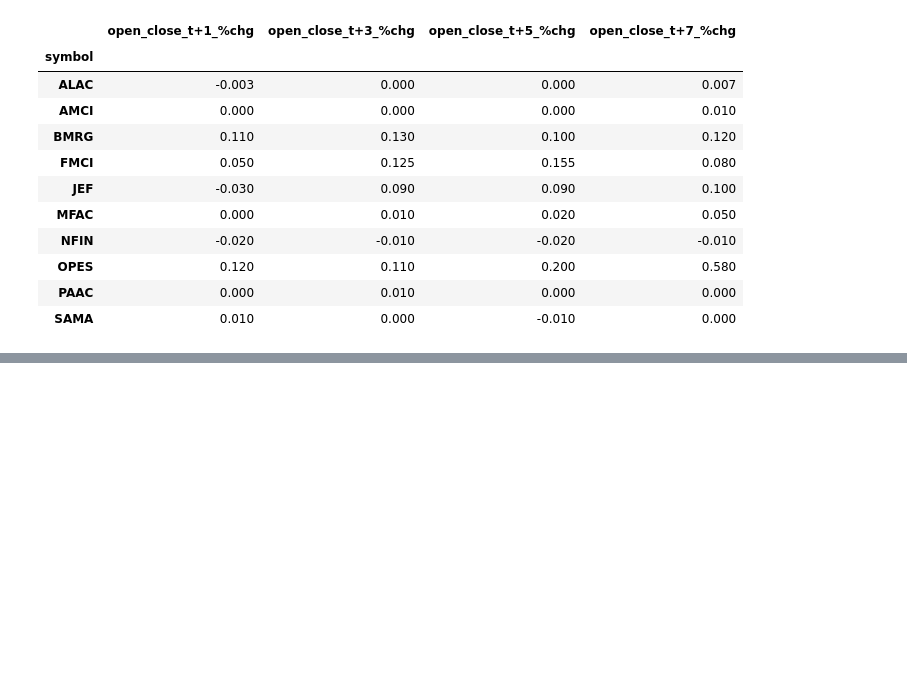
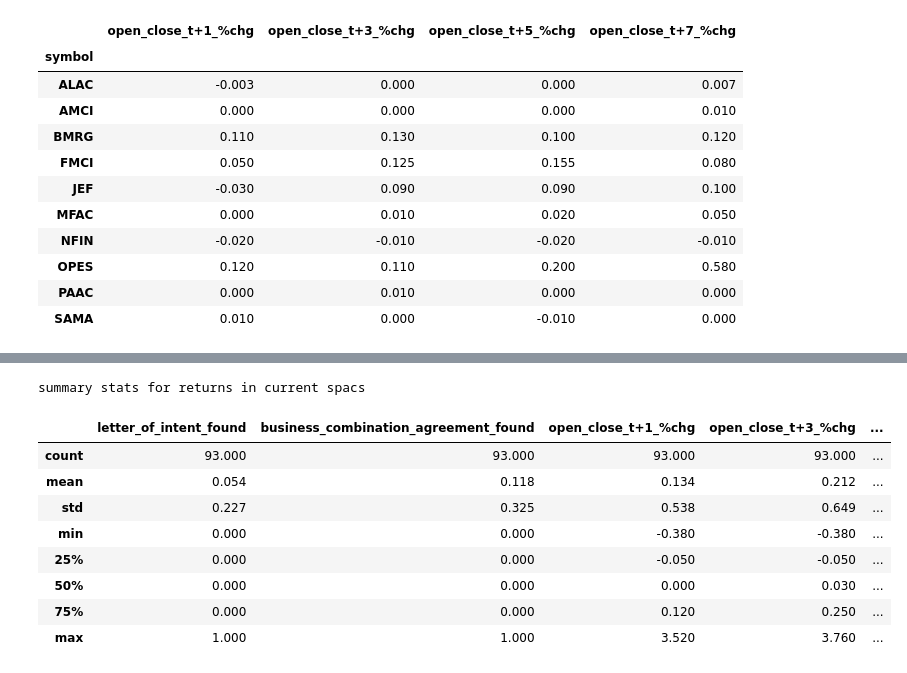
Before and after one commit to alandu20/spac, a Jupyter notebook: scraper.ipynb, the cells around one changed output, grey strips where cells are left out. Saved outputs shown, nothing was run; the diff lists cells and outputs as text; code cells hidden in the pictures; blank space fills up the shorter version.

```diff
--- a/scraper.ipynb
+++ b/scraper.ipynb
@@ -477,0 +680,14 @@ mean returns for current spacs (LOI text match)
+# %%
+print('summary stats for returns in current spacs')
+np.round(df_returns_current_warrants[~df_returns_current_warrants.symbol.isin(corrupt_current)].dropna().describe(), 3)
+# %% [output]
+summary stats for returns in current spacs
+|  | letter_of_intent_found | business_combination_agreement_found | open_close_t+1_%chg | open_close_t+3_%chg | ... |
+| count | 93.000 | 93.000 | 93.000 | 93.000 | ... |
+| mean | 0.054 | 0.118 | 0.134 | 0.212 | ... |
+| std | 0.227 | 0.325 | 0.538 | 0.649 | ... |
+| min | 0.000 | 0.000 | -0.380 | -0.380 | ... |
+| 25% | 0.000 | 0.000 | -0.050 | -0.050 | ... |
+| 50% | 0.000 | 0.000 | 0.000 | 0.030 | ... |
+| 75% | 0.000 | 0.000 | 0.120 | 0.250 | ... |
+| max | 1.000 | 1.000 | 3.520 | 3.760 | ... |
```
Also changed, not shown: parts of 8 cells of this notebook.
